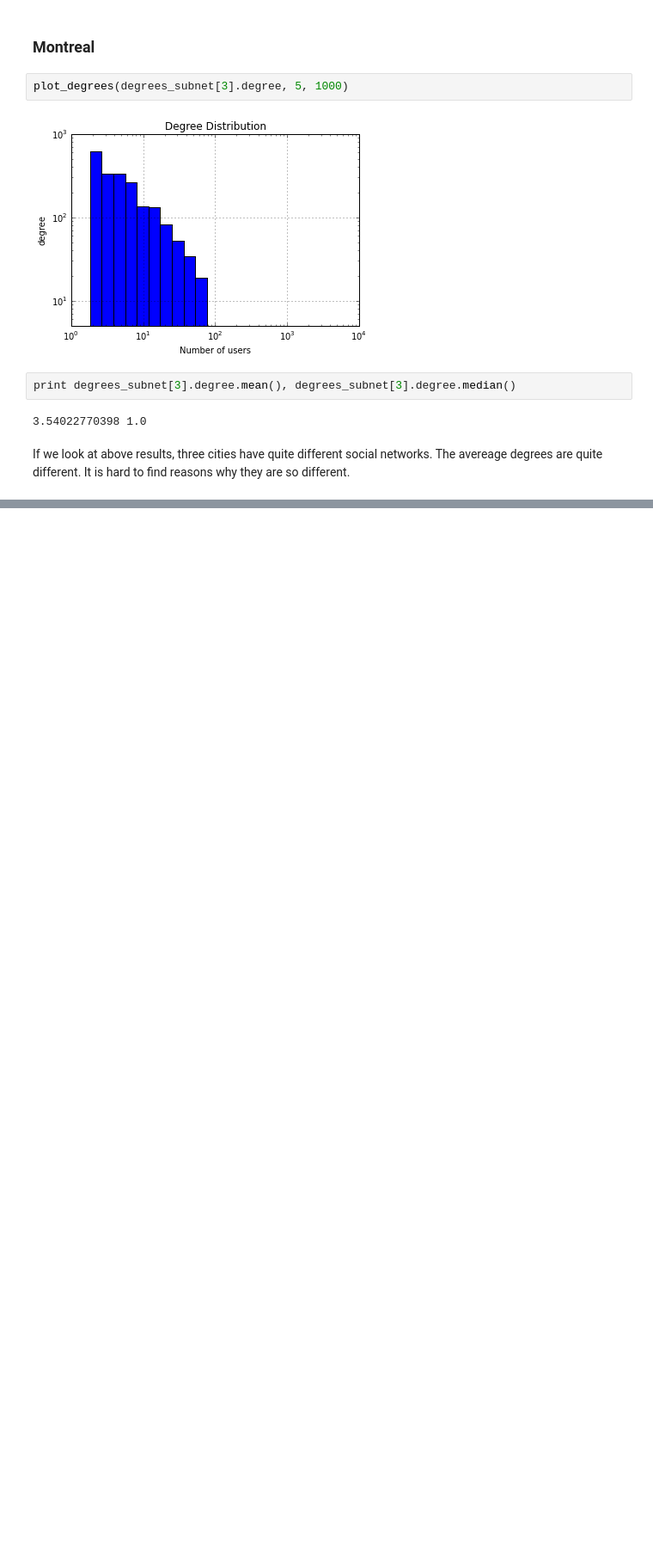
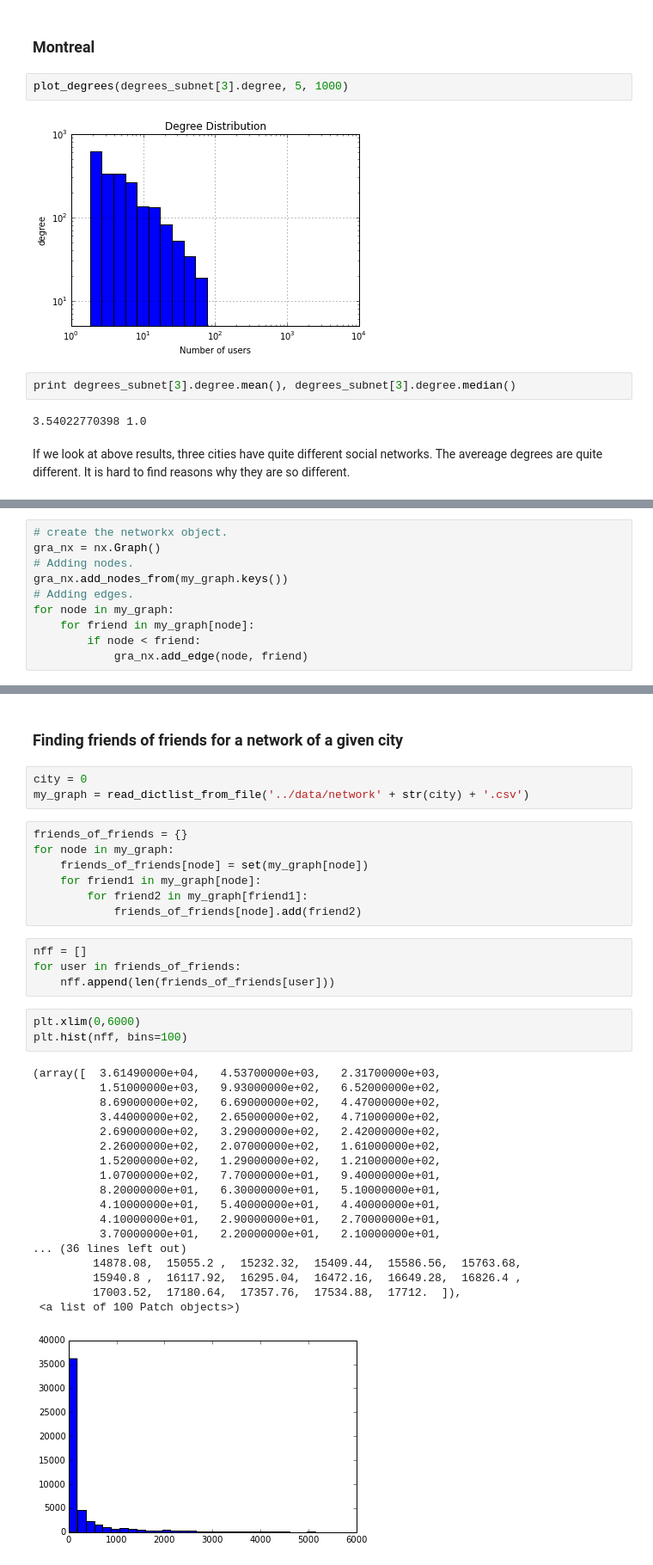
Before and after one commit to suhanree/network-recommender, a Jupyter notebook: code/EDA.ipynb, the cells around one changed output, grey strips where cells are left out. Shown at 86% size. Saved outputs shown, nothing was run; the diff lists cells and outputs as text; blank space fills up the shorter version.

```diff
--- a/code/EDA.ipynb
+++ b/code/EDA.ipynb
@@ -371,0 +434,10 @@ If we look at above results, three cities have quite different social networks.
+# %%
+# create the networkx object.
+gra_nx = nx.Graph()
+# Adding nodes.
+gra_nx.add_nodes_from(my_graph.keys())
+# Adding edges.
+for node in my_graph:
+    for friend in my_graph[node]:
+        if node < friend:
+            gra_nx.add_edge(node, friend)
@@ -371,0 +446,38 @@ If we look at above results, three cities have quite different social networks.
+# %% [markdown]
+### Finding friends of friends for a network of a given city
+# %%
+city = 0
+my_graph = read_dictlist_from_file('../data/network' + str(city) + '.csv')
+# %%
+friends_of_friends = {}
+for node in my_graph:
+    friends_of_friends[node] = set(my_graph[node])
+    for friend1 in my_graph[node]:
+        for friend2 in my_graph[friend1]:
+            friends_of_friends[node].add(friend2)
+# %%
+nff = []
+for user in friends_of_friends:
+    nff.append(len(friends_of_friends[user]))
+# %%
+plt.xlim(0,6000)
+plt.hist(nff, bins=100)
+# %% [output]
+(array([  3.61490000e+04,   4.53700000e+03,   2.31700000e+03,
+          1.51000000e+03,   9.93000000e+02,   6.52000000e+02,
+          8.69000000e+02,   6.69000000e+02,   4.47000000e+02,
+          3.44000000e+02,   2.65000000e+02,   4.71000000e+02,
+          2.69000000e+02,   3.29000000e+02,   2.42000000e+02,
+          2.26000000e+02,   2.07000000e+02,   1.61000000e+02,
+          1.52000000e+02,   1.29000000e+02,   1.21000000e+02,
+          1.07000000e+02,   7.70000000e+01,   9.40000000e+01,
+          8.20000000e+01,   6.30000000e+01,   5.10000000e+01,
+          4.10000000e+01,   5.40000000e+01,   4.40000000e+01,
+          4.10000000e+01,   2.90000000e+01,   2.70000000e+01,
+          3.70000000e+01,   2.20000000e+01,   2.10000000e+01,
+... (36 lines left out)
+         14878.08,  15055.2 ,  15232.32,  15409.44,  15586.56,  15763.68,
+         15940.8 ,  16117.92,  16295.04,  16472.16,  16649.28,  16826.4 ,
+         17003.52,  17180.64,  17357.76,  17534.88,  17712.  ]),
+ <a list of 100 Patch objects>)
+[figure, added]
```
Also changed, not shown: parts of 12 cells of this notebook, 5 other files.
